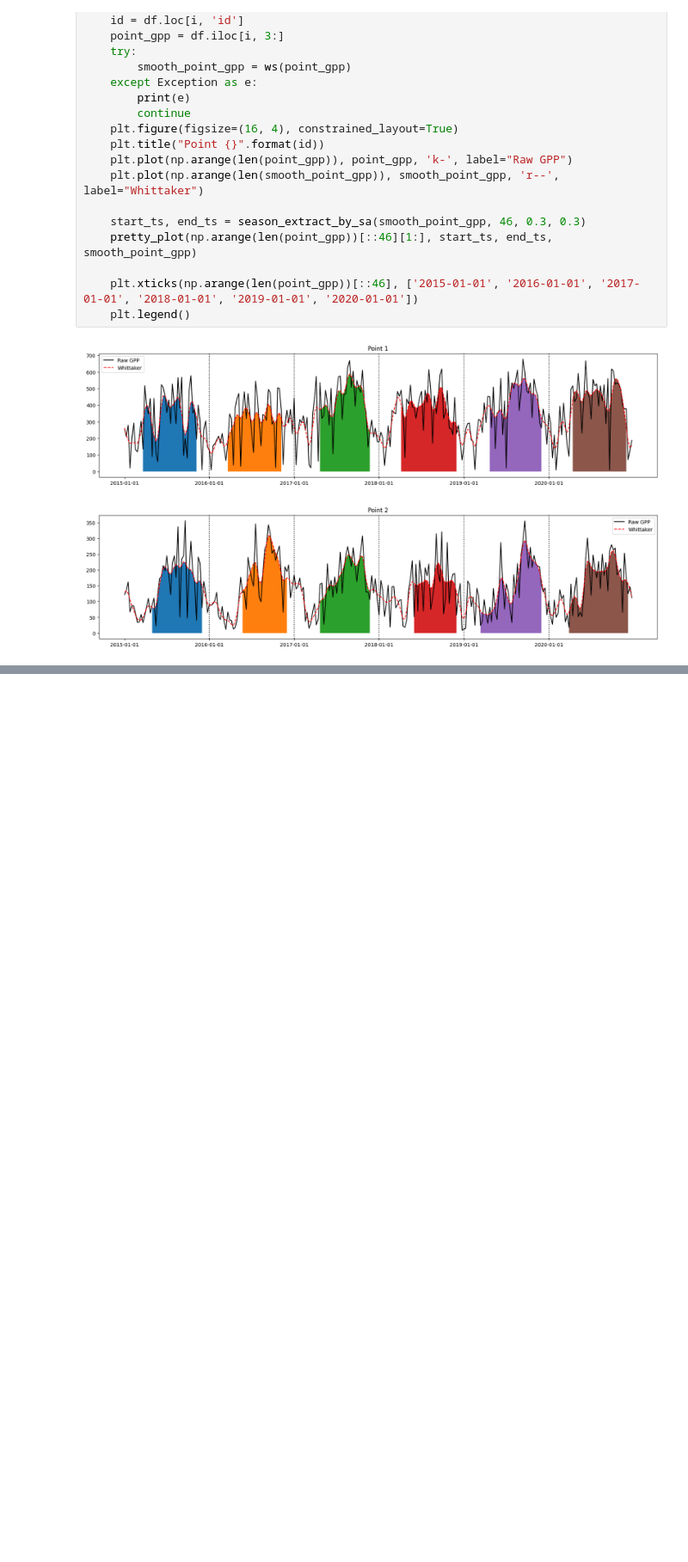
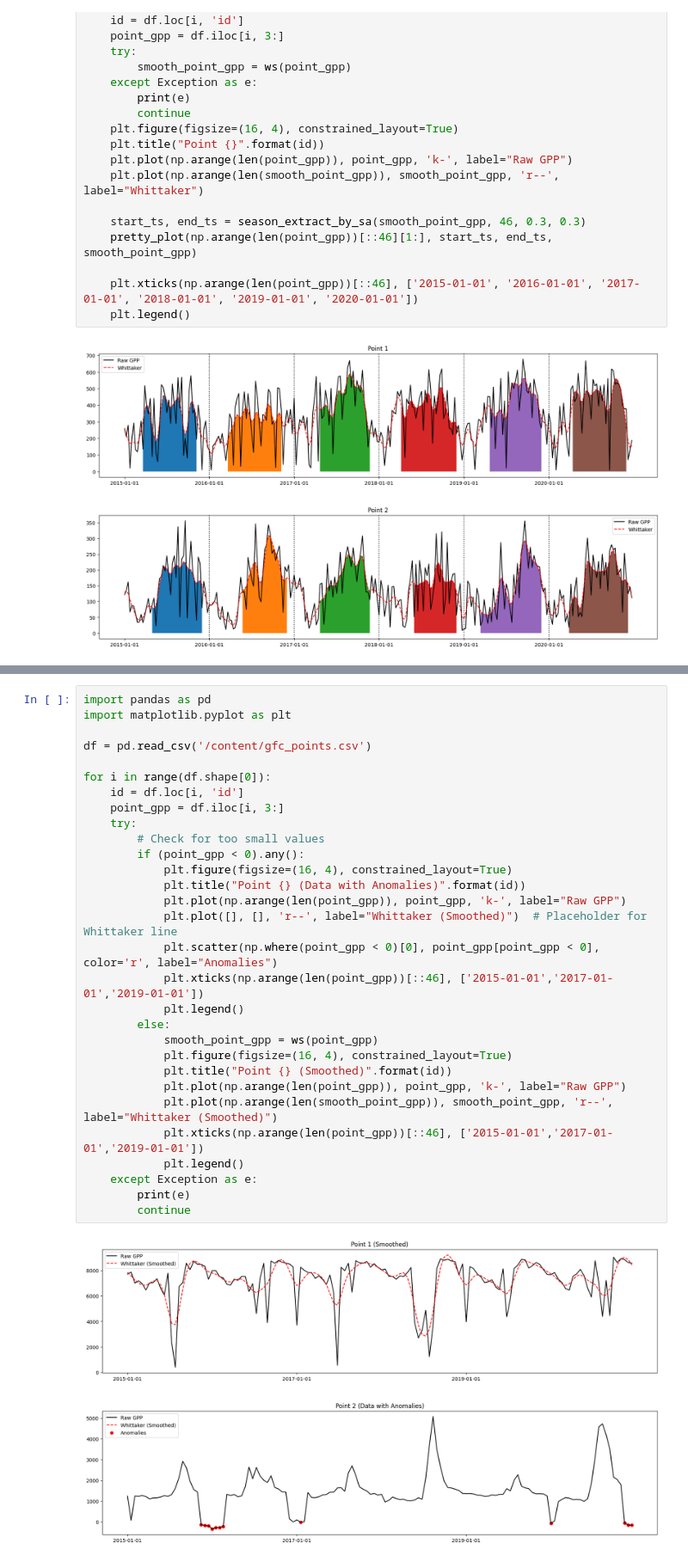
Before and after one commit to 123111222/GEE_Cloud-computing, a Jupyter notebook: Untitled0.ipynb, the cells around one changed output, grey strips where cells are left out. Shown at 86% size. Saved outputs shown, nothing was run; the diff lists cells and outputs as text; blank space fills up the shorter version.

```diff
--- a/Untitled0.ipynb
+++ b/Untitled0.ipynb
@@ -311,0 +497,33 @@ for i in range(df.shape[0]):
+# %%
+import pandas as pd
+import matplotlib.pyplot as plt
+
+df = pd.read_csv('/content/gfc_points.csv')
+
+for i in range(df.shape[0]):
+    id = df.loc[i, 'id']
+    point_gpp = df.iloc[i, 3:]
+    try:
+        # Check for too small values
+        if (point_gpp < 0).any():
+            plt.figure(figsize=(16, 4), constrained_layout=True)
+            plt.title("Point {} (Data with Anomalies)".format(id))
+            plt.plot(np.arange(len(point_gpp)), point_gpp, 'k-', label="Raw GPP")
+            plt.plot([], [], 'r--', label="Whittaker (Smoothed)")  # Placeholder for Whittaker line
+            plt.scatter(np.where(point_gpp < 0)[0], point_gpp[point_gpp < 0], color='r', label="Anomalies")
+            plt.xticks(np.arange(len(point_gpp))[::46], ['2015-01-01','2017-01-01','2019-01-01'])
+            plt.legend()
+        else:
+            smooth_point_gpp = ws(point_gpp)
+            plt.figure(figsize=(16, 4), constrained_layout=True)
+            plt.title("Point {} (Smoothed)".format(id))
+            plt.plot(np.arange(len(point_gpp)), point_gpp, 'k-', label="Raw GPP")
+            plt.plot(np.arange(len(smooth_point_gpp)), smooth_point_gpp, 'r--', label="Whittaker (Smoothed)")
+            plt.xticks(np.arange(len(point_gpp))[::46], ['2015-01-01','2017-01-01','2019-01-01'])
+            plt.legend()
+    except Exception as e:
+        print(e)
+        continue
+# %% [output]
+[figure, added]
+[figure, added]
```
Also changed, not shown: parts of 10 cells of this notebook.
